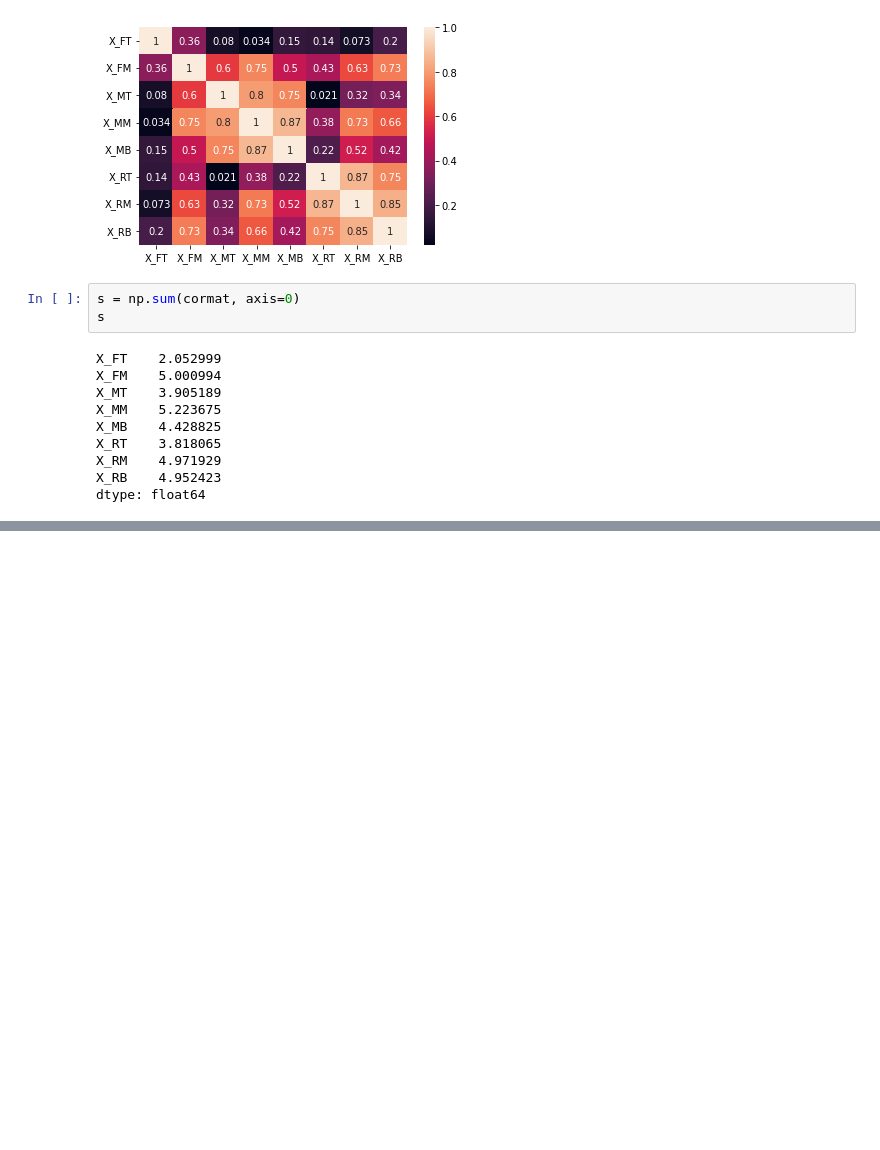
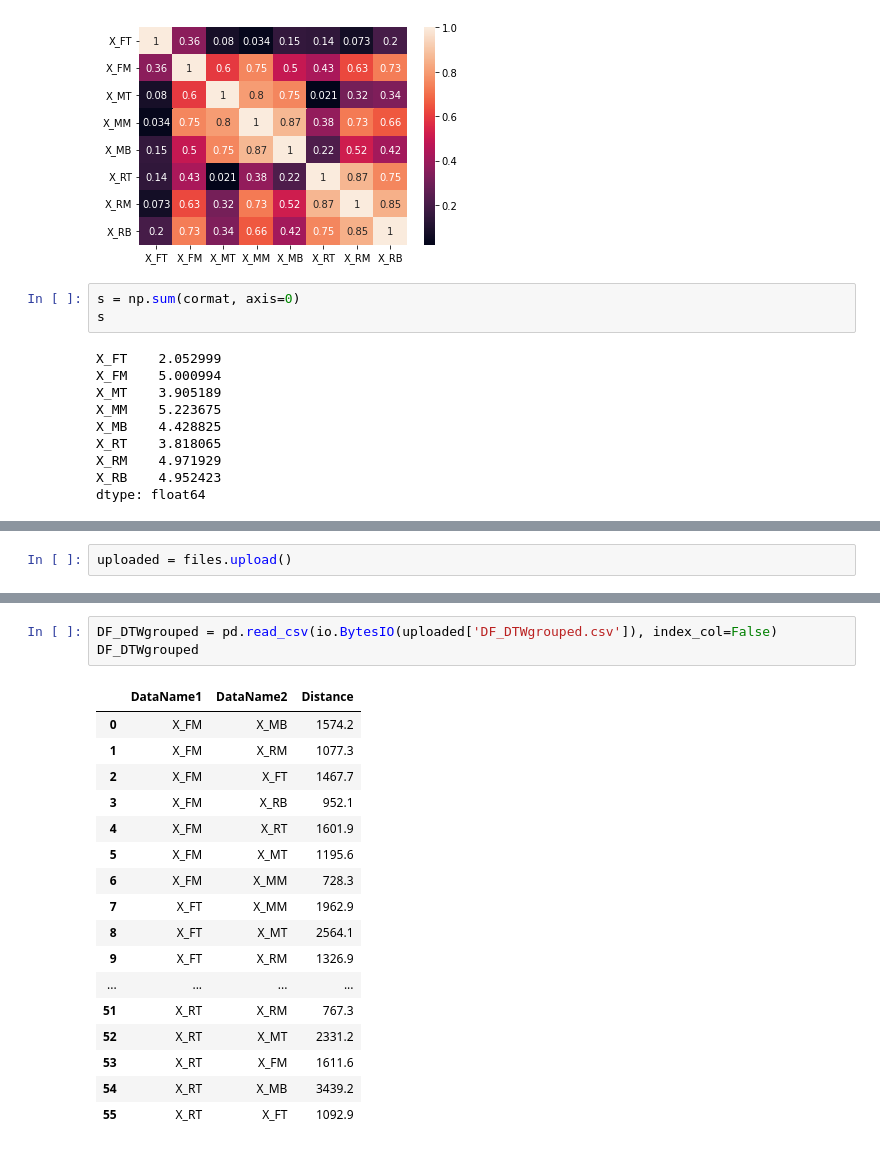
Before and after one commit to ayanoglu/Sensor-Network-Prediction-Models, a Jupyter notebook: ColdChainTransportation_Time_Series_Prediction_For_Sensor_Networks_Prediction_based_on_number_of_sensors.ipynb, the cells around one changed output, grey strips where cells are left out. Cells and saved outputs as stored; diff of their text form; blank space fills up the shorter version.

```diff
--- a/ColdChainTransportation_Time_Series_Prediction_For_Sensor_Networks_Prediction_based_on_number_of_sensors.ipynb
+++ b/ColdChainTransportation_Time_Series_Prediction_For_Sensor_Networks_Prediction_based_on_number_of_sensors.ipynb
@@ -408,0 +478,2 @@ DF_DTWgroupedSorted
+# %%
+uploaded = files.upload()
@@ -408,0 +483,21 @@ DF_DTWgroupedSorted
+# %%
+DF_DTWgrouped = pd.read_csv(io.BytesIO(uploaded['DF_DTWgrouped.csv']), index_col=False)
+DF_DTWgrouped
+# %% [output]
+|  | DataName1 | DataName2 | Distance |
+| 0 | X_FM | X_MB | 1574.2 |
+| 1 | X_FM | X_RM | 1077.3 |
+| 2 | X_FM | X_FT | 1467.7 |
+| 3 | X_FM | X_RB | 952.1 |
+| 4 | X_FM | X_RT | 1601.9 |
+| 5 | X_FM | X_MT | 1195.6 |
+| 6 | X_FM | X_MM | 728.3 |
+| 7 | X_FT | X_MM | 1962.9 |
+| 8 | X_FT | X_MT | 2564.1 |
+| 9 | X_FT | X_RM | 1326.9 |
+| ... | ... | ... | ... |
+| 51 | X_RT | X_RM | 767.3 |
+| 52 | X_RT | X_MT | 2331.2 |
+| 53 | X_RT | X_FM | 1611.6 |
+| 54 | X_RT | X_MB | 3439.2 |
+| 55 | X_RT | X_FT | 1092.9 |
```
Also changed, not shown: parts of 35 cells of this notebook.
